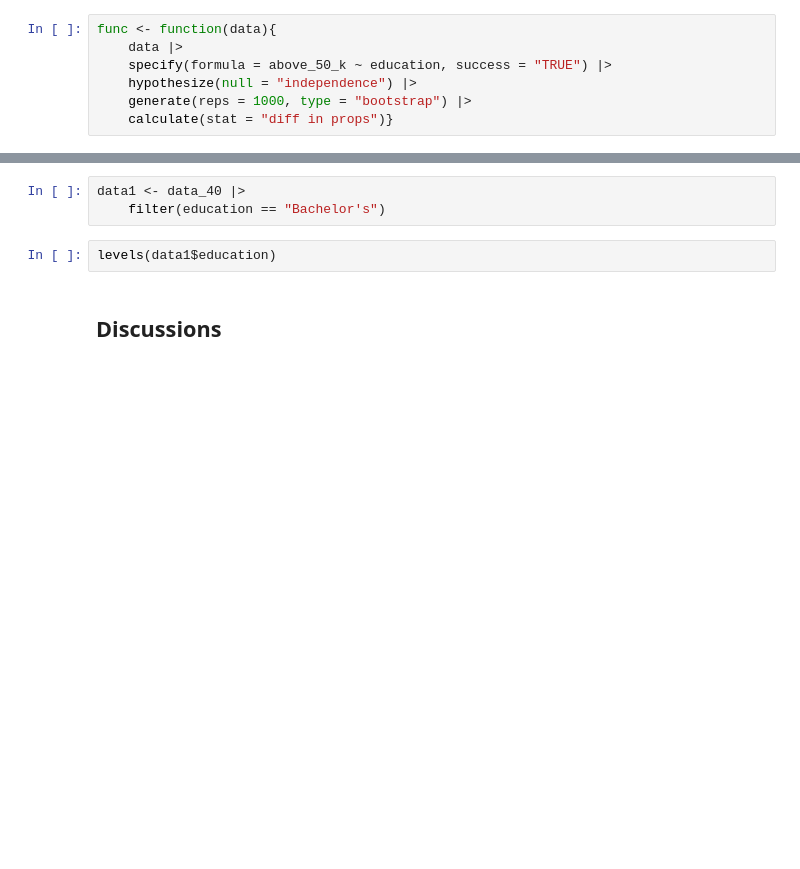
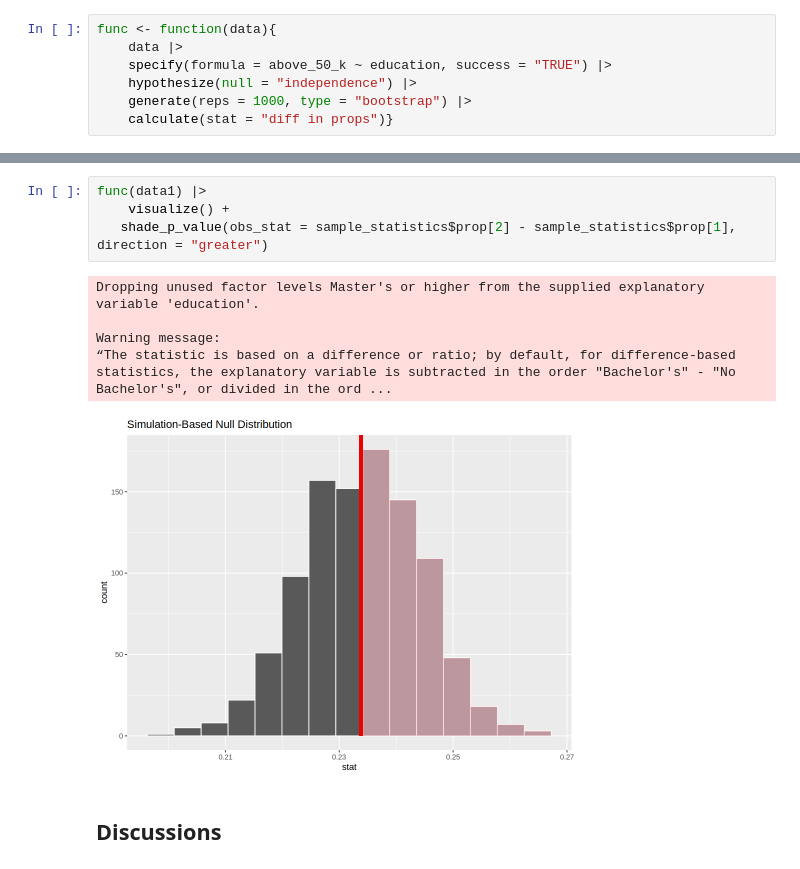
Before and after one commit to Julian-UBC/project-32, a Jupyter notebook: education_income.ipynb, the cells around one changed output, grey strips where cells are left out. Cells and saved outputs as stored; diff of their text form; blank space fills up the shorter version.

```diff
--- a/education_income.ipynb
+++ b/education_income.ipynb
@@ -325,8 +345,13 @@ A tibble: 1 × 1
-# %%
-data1 <- data_40 |>
-    filter(education == "Bachelor's")
-# %%
-levels(data1$education)
+# %%
+func(data1) |>
+    visualize() +
+   shade_p_value(obs_stat = sample_statistics$prop[2] - sample_statistics$prop[1], direction = "greater")
+# %% [output]
+Dropping unused factor levels Master's or higher from the supplied explanatory variable 'education'.
+
+Warning message:
+“The statistic is based on a difference or ratio; by default, for difference-based statistics, the explanatory variable is subtracted in the order "Bachelor's" - "No Bachelor's", or divided in the ord ...
+[figure, added]
 # %% [markdown]
 ## Discussions
 # %% [markdown]
```
Also changed, not shown: parts of 11 cells of this notebook.
